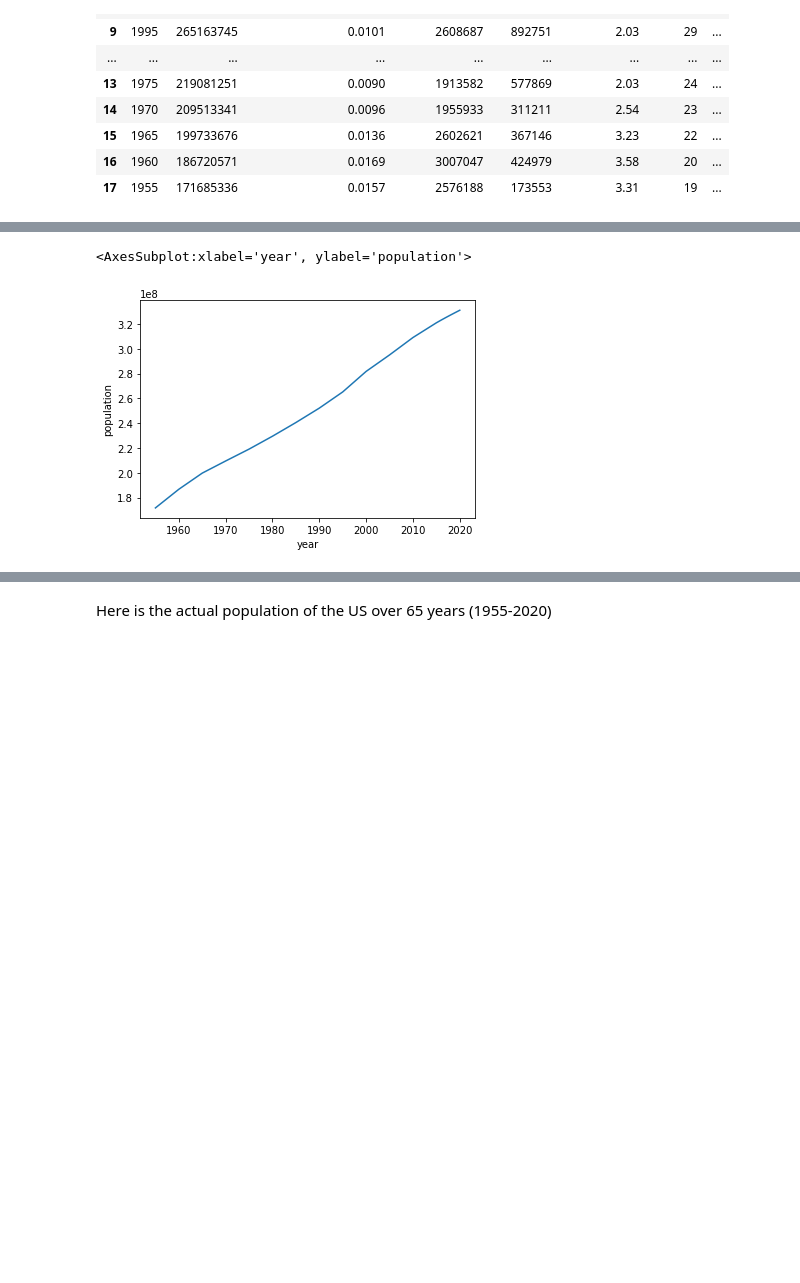
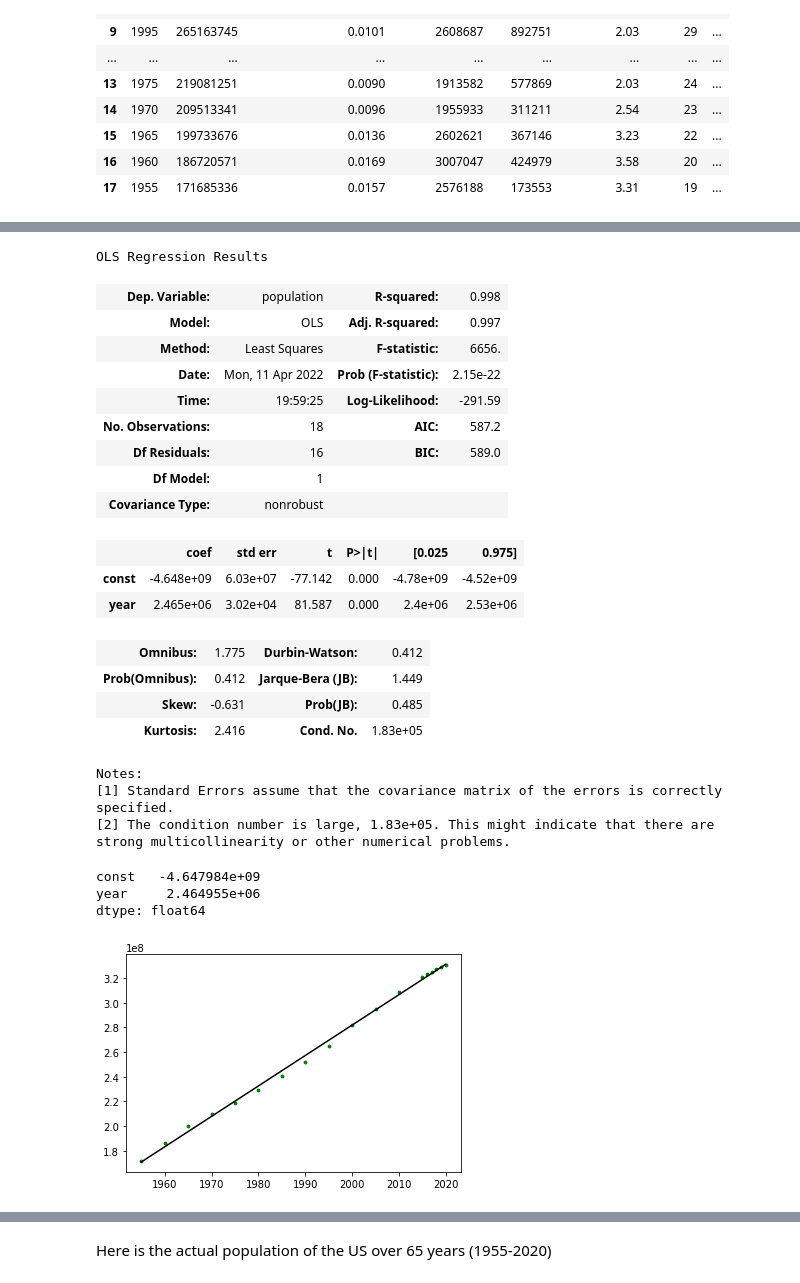
Before and after one commit to aniessaterps/CMSE-202-project, a Jupyter notebook: CMSE202_FinalProject.ipynb, the cells around one changed output, grey strips where cells are left out. Drawn from its saved outputs; the diff is of its cells as text; code cells hidden in the pictures; blank space fills up the shorter version.

```diff
--- a/CMSE202_FinalProject.ipynb
+++ b/CMSE202_FinalProject.ipynb
@@ -44,0 +78,27 @@ usa
+# %%
+def get_linear_OLS(x,y):
+    '''Params:
+    x: list or array type
+    y: list or array type
+    Outputs a linear OLS summary along with line of best fit'''
+    X = sm.add_constant(x)
+    model = sm.OLS(y,X)
+    results = model.fit()
+    plt.scatter(x,y,s=8,label="Raw Data",c="green")
+    plt.plot(x,results.fittedvalues,c="black",label="Best Fit Line")
+    display(results.summary())
+    display(results.params)
+    return results
+#NOTE THAT I AM STILL TESTING THIS
+def get_multiple_OLS(df,y_label,plotting_x_label):
+    '''Params:
+    x: list or array type, multidimensonal
+    Outputs a mulitple OLS summary along with line of best fit'''
+    X = sm.add_constant(df)
+    model = sm.OLS(X[y_label],X.drop(columns=[y_label]))
+    results = model.fit()
+    display(results.summary())
+    plt.scatter(X[plotting_x_label],X[y_label])
+    plt.plot(X[plotting_x_label],results.fittedvalues)
+    display(results.params)
+    return
@@ -45,5 +147,28 @@ usa
 # %%
-sns.lineplot(x = usa['year'],y = usa['population'])
+get_linear_OLS(usa['year'],usa["population"])
 # %% [output]
-<AxesSubplot:xlabel='year', ylabel='population'>
+OLS Regression Results
+| Dep. Variable: | population | R-squared: | 0.998 |
+| Model: | OLS | Adj. R-squared: | 0.997 |
+| Method: | Least Squares | F-statistic: | 6656. |
+| Date: | Mon, 11 Apr 2022 | Prob (F-statistic): | 2.15e-22 |
+| Time: | 19:59:25 | Log-Likelihood: | -291.59 |
+| No. Observations: | 18 | AIC: | 587.2 |
+| Df Residuals: | 16 | BIC: | 589.0 |
+| Df Model: | 1 |  |  |
+| Covariance Type: | nonrobust |  |  |
+|  | coef | std err | t | P>|t| | [0.025 | 0.975] |
+| const | -4.648e+09 | 6.03e+07 | -77.142 | 0.000 | -4.78e+09 | -4.52e+09 |
+| year | 2.465e+06 | 3.02e+04 | 81.587 | 0.000 | 2.4e+06 | 2.53e+06 |
+| Omnibus: | 1.775 | Durbin-Watson: | 0.412 |
+| Prob(Omnibus): | 0.412 | Jarque-Bera (JB): | 1.449 |
+| Skew: | -0.631 | Prob(JB): | 0.485 |
+| Kurtosis: | 2.416 | Cond. No. | 1.83e+05 |
+Notes:
+[1] Standard Errors assume that the covariance matrix of the errors is correctly specified.
+[2] The condition number is large, 1.83e+05. This might indicate that there are
+strong multicollinearity or other numerical problems.
+const   -4.647984e+09
+year     2.464955e+06
+dtype: float64
-[figure, old version]
+[figure, new version]
```
Also changed, not shown: parts of 10 cells of this notebook.
